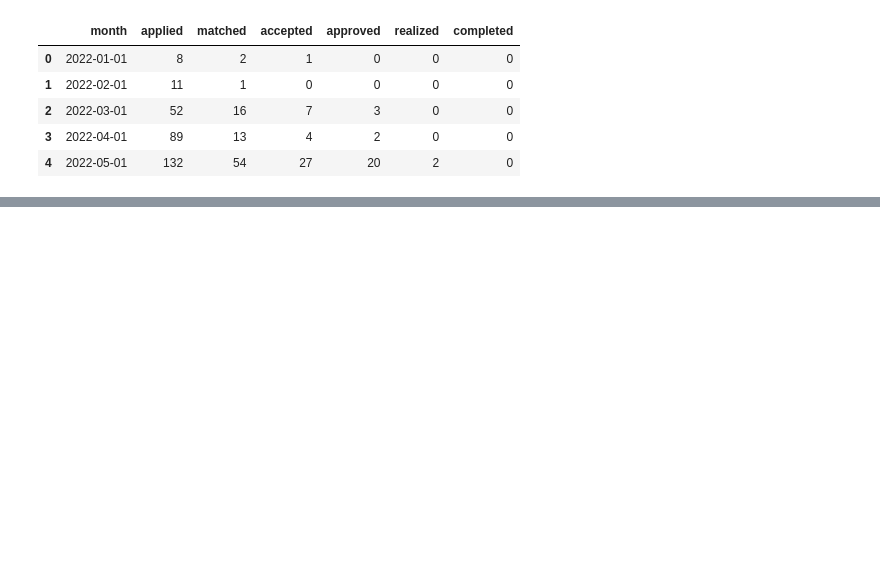
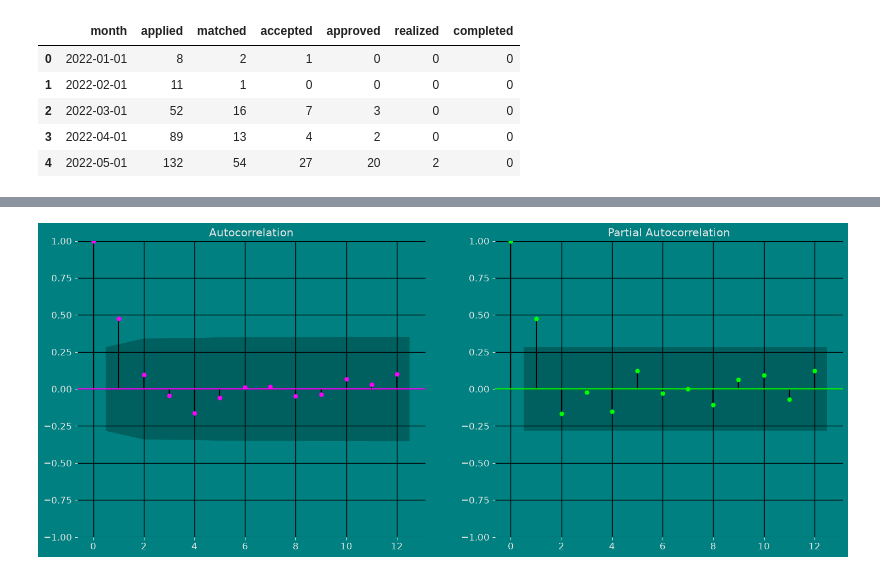
Before and after one commit to naythe10/aiesec-tz-nid, a Jupyter notebook: notebooks/04-forecasting.ipynb, the cells around one changed output, grey strips where cells are left out. Drawn from its saved outputs; the diff is of its cells as text; code cells hidden in the pictures; blank space fills up the shorter version.

```diff
--- a/notebooks/04-forecasting.ipynb
+++ b/notebooks/04-forecasting.ipynb
@@ -78,0 +127,14 @@ dtype: object
+# %%
+#This is a test for seasonality, with lags =12, I'm simply checking how past data(lag)
+#influences data at a given time, 12 represents a 1 year gap
+fig, axs = plt.subplots(nrows=1, ncols=2)
+
+plot_acf(df["y"],  lags=12, ax=axs[0],color="fuchsia")
+axs[0].set_title("Autocorrelation");
+
+plot_pacf(df["y"],  lags=12, ax=axs[1],color="lime")
+axs[1].set_title('Partial Autocorrelation')
+
+plt.show();
+# %% [output]
+[figure, added]
```
Also changed, not shown: parts of 9 cells of this notebook, 6 other files.
